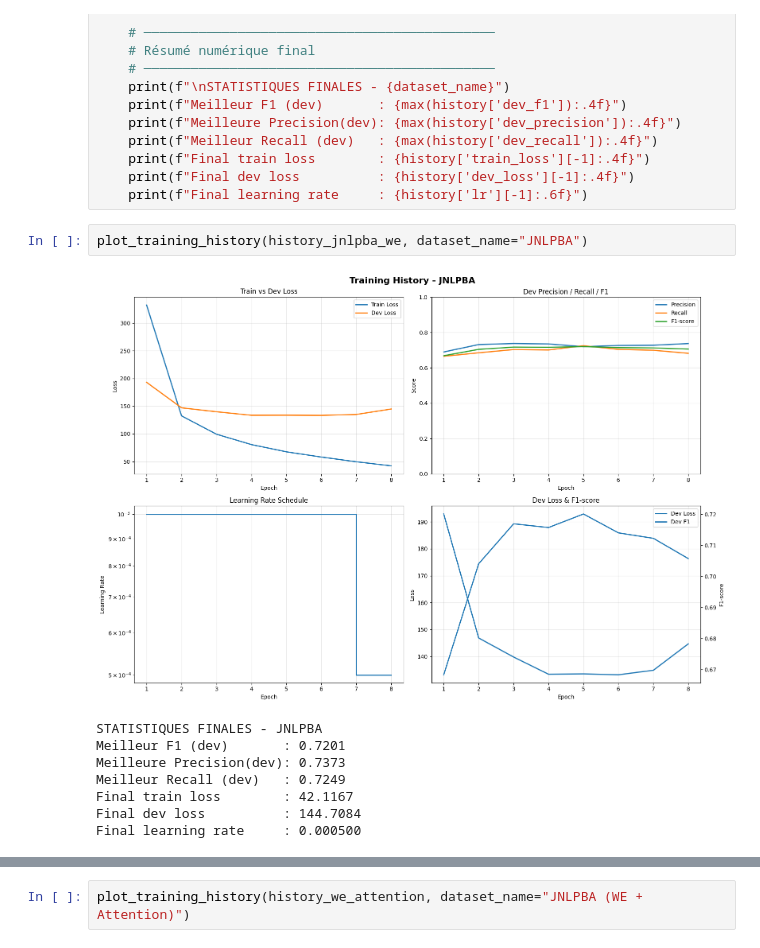
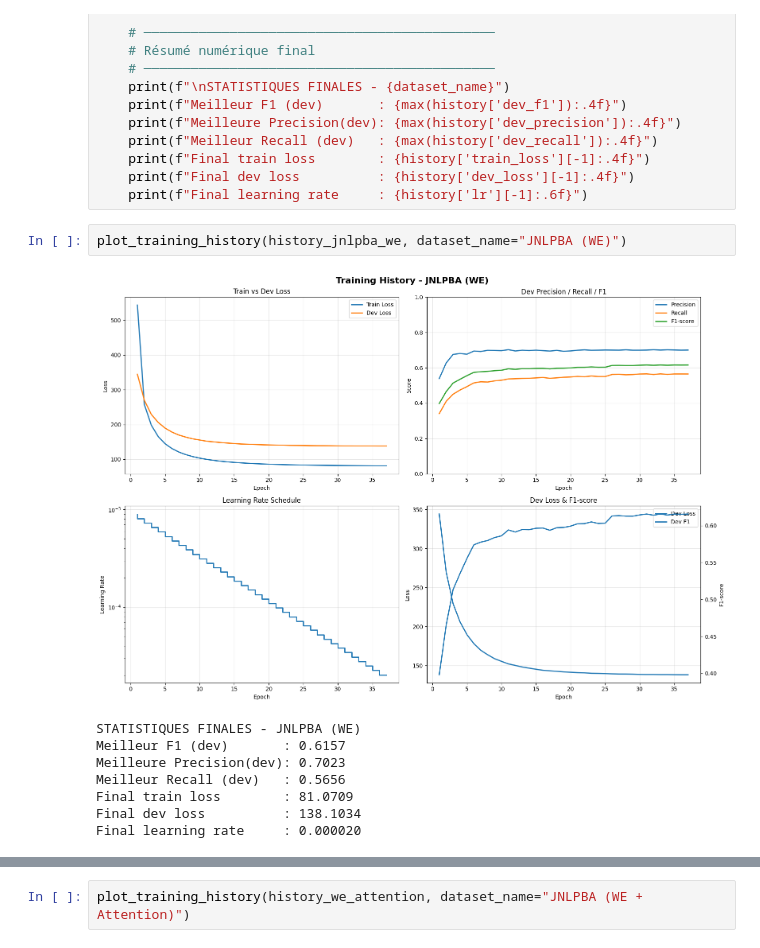
Before and after one commit to OumaimaZer/biomedical-ner, a Jupyter notebook: JNLPBA.ipynb, the cells around one changed output, grey strips where cells are left out. Cells and saved outputs as stored; diff of their text form.

```diff
--- a/JNLPBA.ipynb
+++ b/JNLPBA.ipynb
@@ -767,16 +783,16 @@ def plot_training_history(history, dataset_name):
     print(f"Final dev loss          : {history['dev_loss'][-1]:.4f}")
     print(f"Final learning rate     : {history['lr'][-1]:.6f}")
 # %%
-plot_training_history(history_jnlpba_we, dataset_name="JNLPBA")
+plot_training_history(history_jnlpba_we, dataset_name="JNLPBA (WE)")
 # %% [output]
-[figure, old version]
+[figure, new version]
-STATISTIQUES FINALES - JNLPBA
-Meilleur F1 (dev)       : 0.7201
-Meilleure Precision(dev): 0.7373
-Meilleur Recall (dev)   : 0.7249
-Final train loss        : 42.1167
-Final dev loss          : 144.7084
-Final learning rate     : 0.000500
+STATISTIQUES FINALES - JNLPBA (WE)
+Meilleur F1 (dev)       : 0.6157
+Meilleure Precision(dev): 0.7023
+Meilleur Recall (dev)   : 0.5656
+Final train loss        : 81.0709
+Final dev loss          : 138.1034
+Final learning rate     : 0.000020
 # %%
 def load_trained_model(model_path, dataset_name, loaders_dict,use_char_cnn=False,use_char_lstm=False,use_attention=False,use_fc_fusion=False):
     """
```
Also changed, not shown: parts of 18 cells of this notebook, 1 other file.
